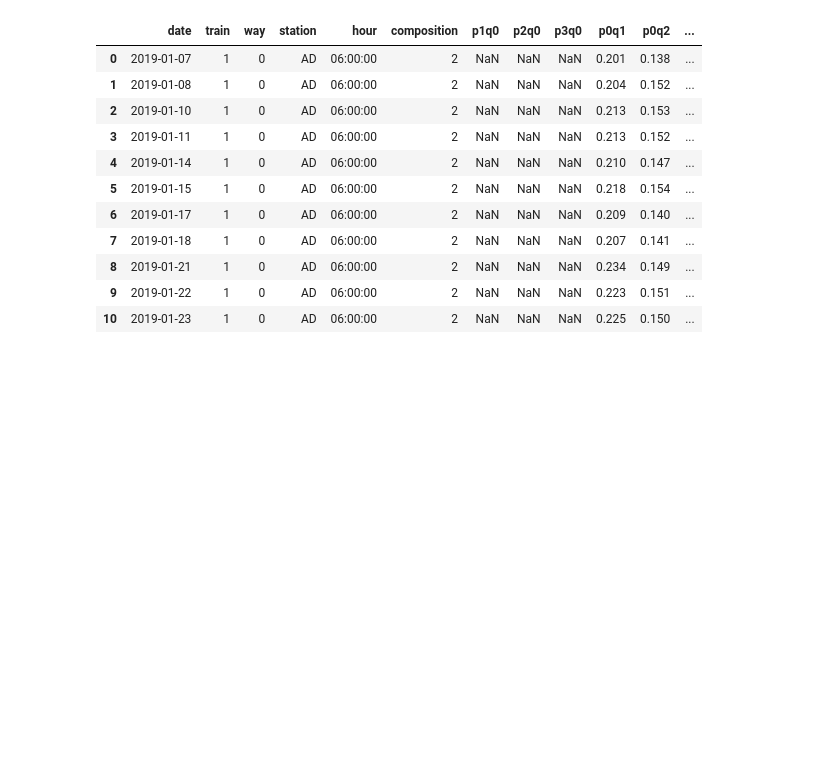
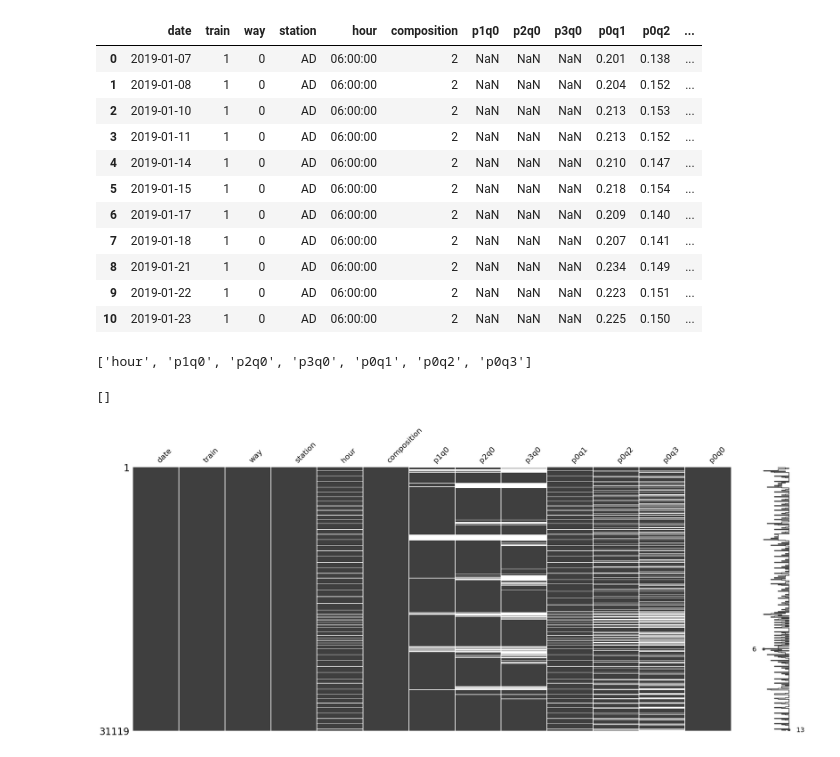
Before and after one commit to ImaneHoum/ML-network, a Jupyter notebook: code.ipynb, the cells around one changed output. Drawn from its saved outputs; the diff is of its cells as text; code cells hidden in the pictures; blank space fills up the shorter version.

```diff
--- a/code.ipynb
+++ b/code.ipynb
@@ -27,3 +27,12 @@ df.head(n=11)
 | 8 | 2019-01-21 | 1 | 0 | AD | 06:00:00 | 2 | NaN | NaN | NaN | 0.234 | 0.149 | ... |
 | 9 | 2019-01-22 | 1 | 0 | AD | 06:00:00 | 2 | NaN | NaN | NaN | 0.223 | 0.151 | ... |
 | 10 | 2019-01-23 | 1 | 0 | AD | 06:00:00 | 2 | NaN | NaN | NaN | 0.225 | 0.150 | ... |
+# %%
+df.columns[df.isnull().any()].tolist()
+# %% [output]
+['hour', 'p1q0', 'p2q0', 'p3q0', 'p0q1', 'p0q2', 'p0q3']
+# %%
+msno.matrix(df)
+# %% [output]
+[]
+[figure, added]
```
Also changed, not shown: parts of 6 cells of this notebook.
